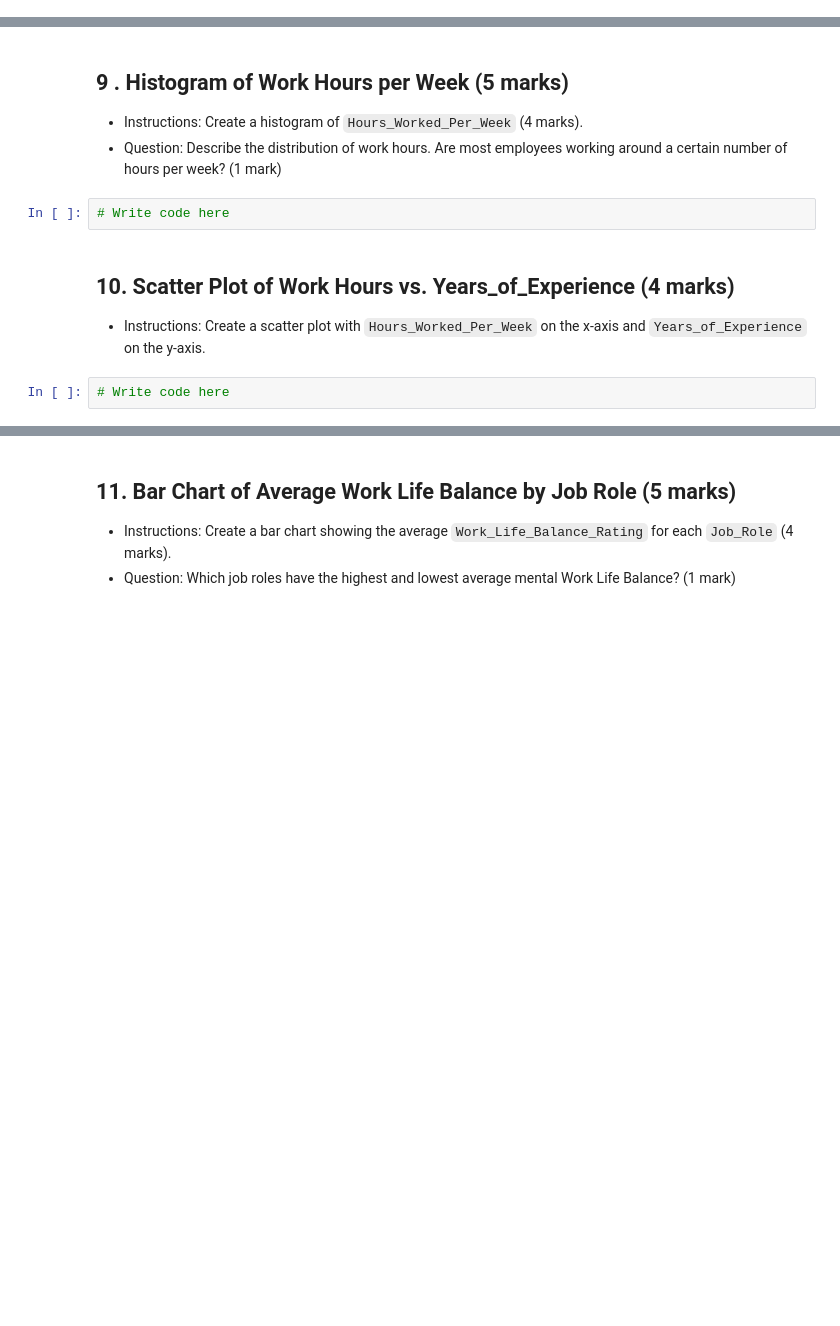
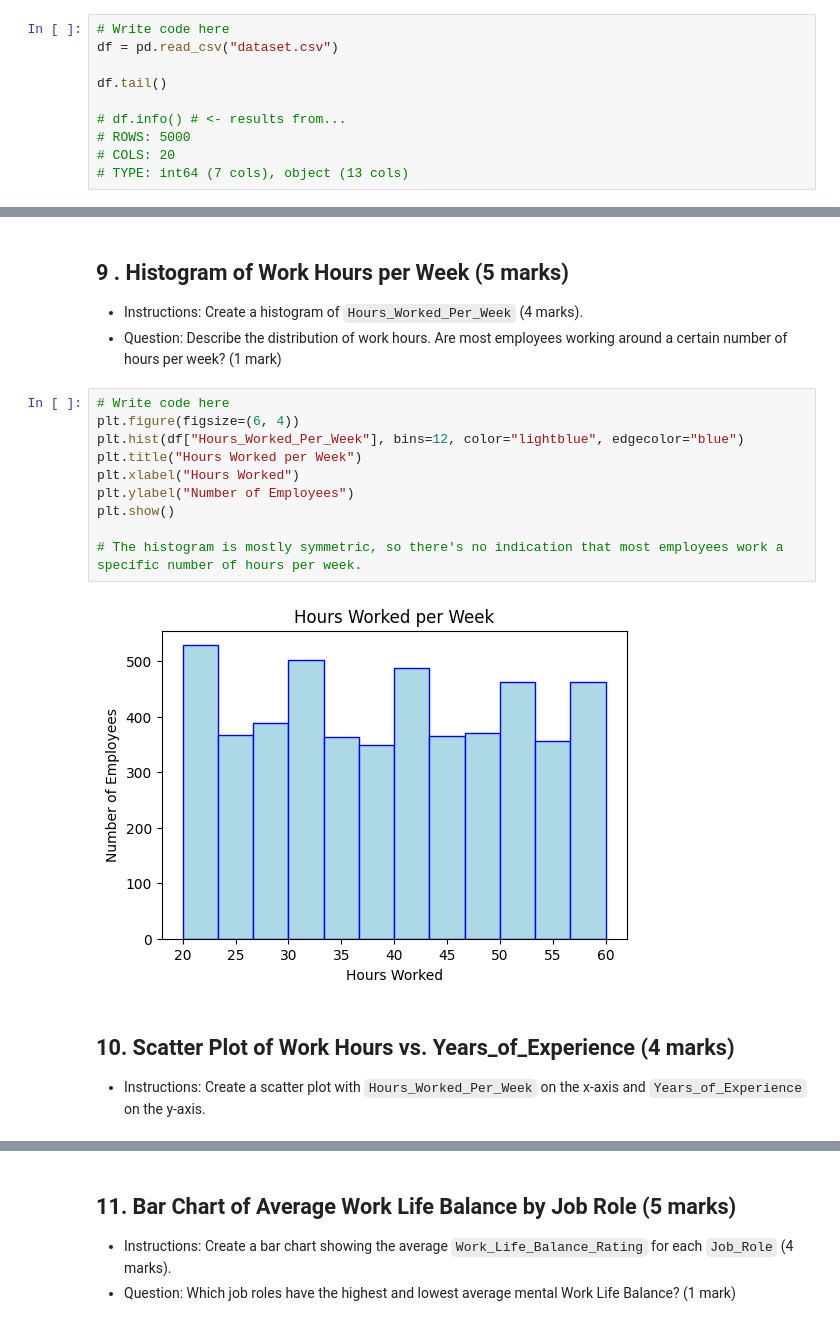
Before and after one commit to cybardev/ShiftKey-DataAnalytics, a Jupyter notebook: Assessment/Data_Analytics_with_Python_Assessment.ipynb, the cells around one changed output, grey strips where cells are left out. Drawn from its saved outputs; the diff is of its cells as text; blank space fills up the shorter version.

```diff
--- a/Assessment/Data_Analytics_with_Python_Assessment.ipynb
+++ b/Assessment/Data_Analytics_with_Python_Assessment.ipynb
@@ -116,0 +139,10 @@ Dataset source: Kaggle (https://www.kaggle.com/datasets/waqi786/remote-work-and-
+# %%
+# Write code here
+df = pd.read_csv("dataset.csv")
+
+df.tail()
+
+# df.info() # <- results from...
+# ROWS: 5000
+# COLS: 20
+# TYPE: int64 (7 cols), object (13 cols)
@@ -173,10 +348,18 @@ Instructions: Use individual commands to find the statistical summary.
 ## 9 . Histogram of Work Hours per Week (5 marks)
 - Instructions: Create a histogram of `Hours_Worked_Per_Week` (4 marks).
 - Question: Describe the distribution of work hours. Are most employees working around a certain number of hours per week? (1 mark)
-# %%
-# Write code here
+# %%
+# Write code here
+plt.figure(figsize=(6, 4))
+plt.hist(df["Hours_Worked_Per_Week"], bins=12, color="lightblue", edgecolor="blue")
+plt.title("Hours Worked per Week")
+plt.xlabel("Hours Worked")
+plt.ylabel("Number of Employees")
+plt.show()
+
+# The histogram is mostly symmetric, so there's no indication that most employees work a specific number of hours per week.
+# %% [output]
+[figure, added]
 # %% [markdown]
 ## 10. Scatter Plot of Work Hours vs. Years_of_Experience (4 marks)
 - Instructions: Create a scatter plot with `Hours_Worked_Per_Week` on the x-axis and `Years_of_Experience` on the y-axis.
-# %%
-# Write code here
```
Also changed, not shown: parts of 33 cells of this notebook.
